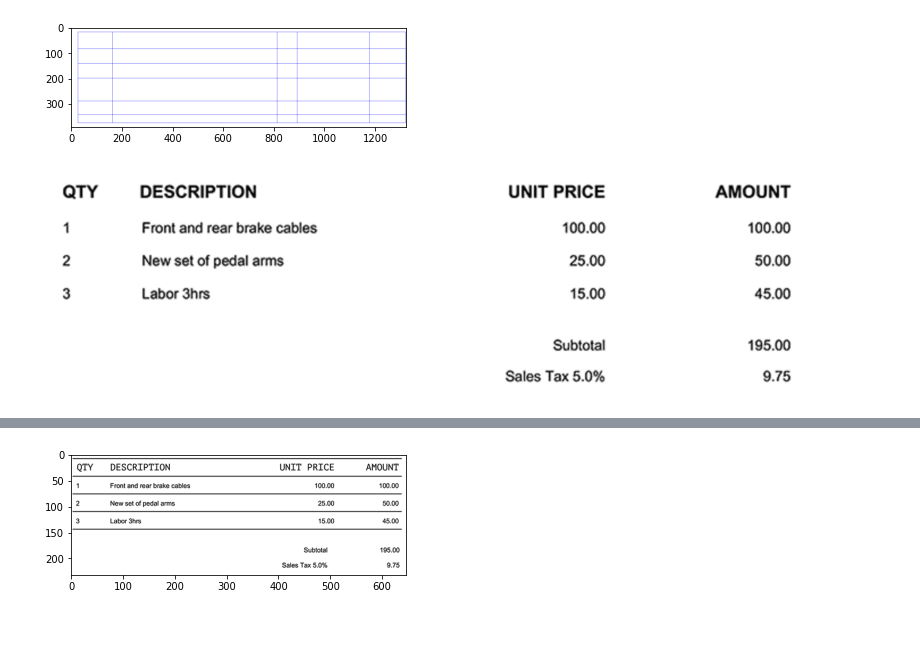
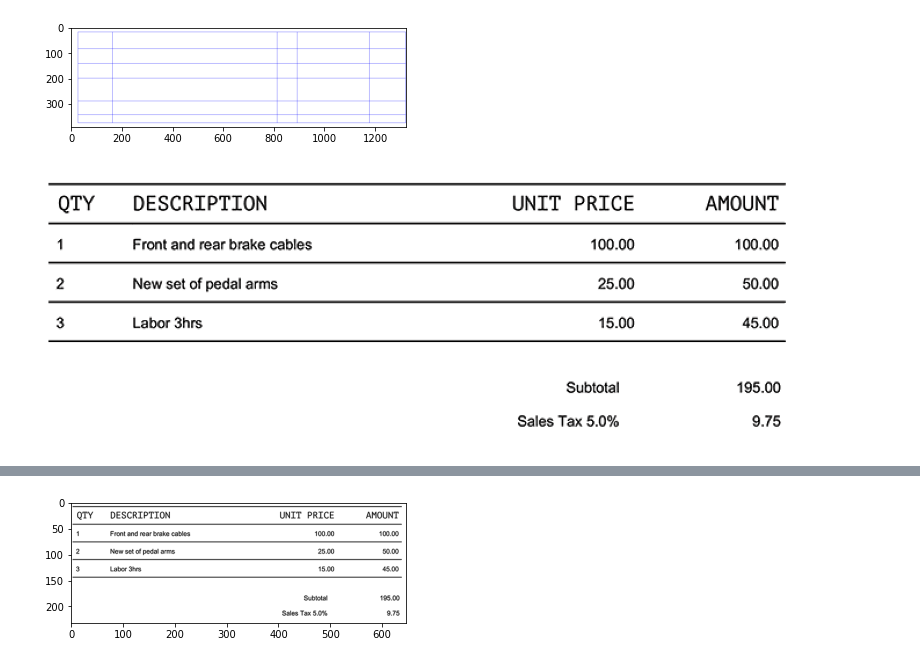
Before and after one commit to dolmani38/OCR, a Jupyter notebook: Untitled18.ipynb, the cells around one changed output, grey strips where cells are left out. Drawn from its saved outputs; the diff is of its cells as text; code cells hidden in the pictures; blank space fills up the shorter version.

```diff
--- a/Untitled18.ipynb
+++ b/Untitled18.ipynb
@@ -493,13 +493,13 @@ class TableImage2DataFrame:
         # Display the image.
         ax.imshow(self.im_data, cmap='gray')
 
-    def __pre_process_image(self, morph_size=(10, 2)):
+    def __pre_process_image(self, morph_size=(10, 10)):
 
         # get rid of the color
         pre = cv2.cvtColor(self.img, cv2.COLOR_BGR2GRAY)
         # Otsu threshold
-        pre = cv2.threshold(pre, 250, 255, cv2.THRESH_BINARY | cv2.THRESH_OTSU)[1]
-        #pre = cv2.threshold(pre, 200, 255, cv2.THRESH_BINARY | cv2.THRESH_OTSU)[1]
+        #pre = cv2.threshold(pre, 250, 255, cv2.THRESH_BINARY | cv2.THRESH_OTSU)[1]
+        pre = cv2.threshold(pre, 200, 255, cv2.THRESH_BINARY | cv2.THRESH_OTSU)[1]
         # dilate the text to make it solid spot
         cpy = pre.copy()
         struct = cv2.getStructuringElement(cv2.MORPH_RECT, morph_size)
@@ -705,9 +705,9 @@ due date : 26/02/2019
 total : $204.75
 [figure]
 # %%
-td = TableImage2DataFrame('list.png')
+td = TableImage2DataFrame('list5.png')
 # %% [output]
-[figure, old version]
+[figure, new version]
 # %%
 df = td.recognize_table(with_border=False,scale_percent=250)
 df
```
Also changed, not shown: parts of 1 cell of this notebook.
